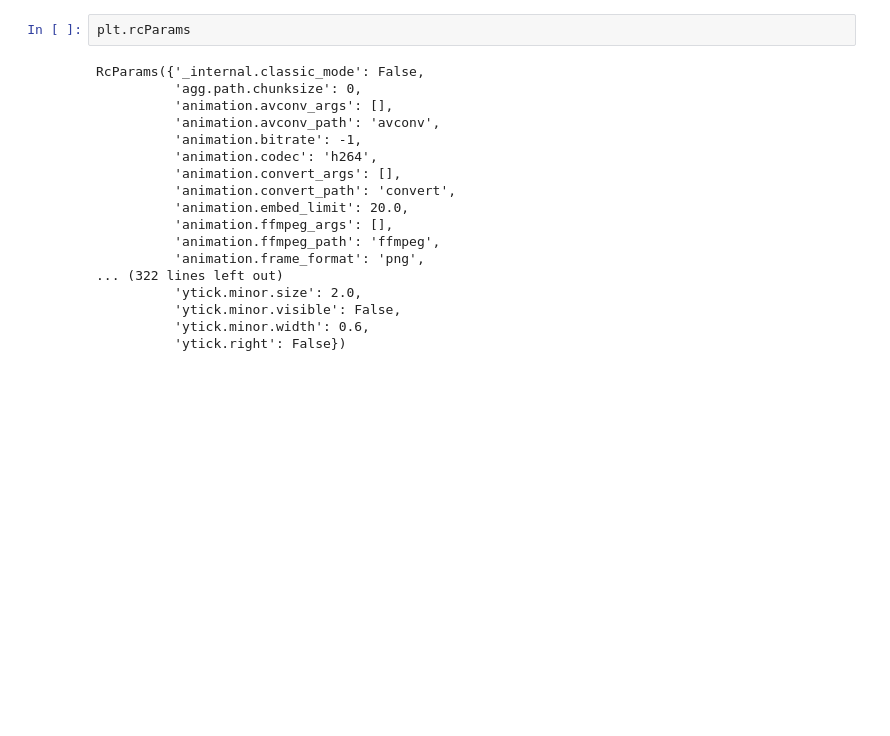
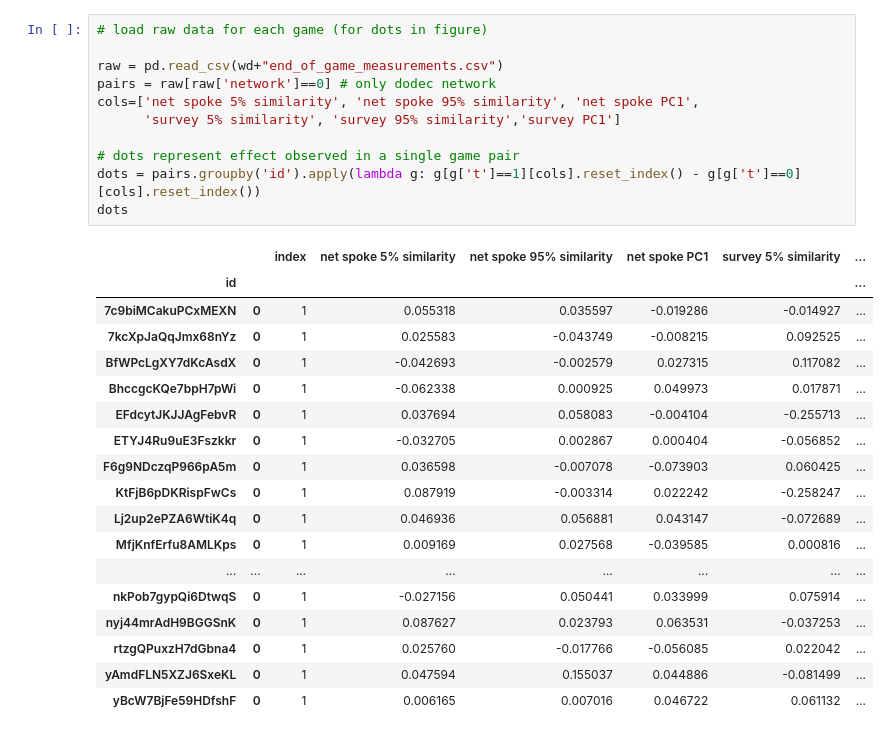
Before and after one commit to JamesPHoughton/detective-game-interdependent-diffusion, a Jupyter notebook: analysis/Plots.ipynb, the cells around one changed output. Saved outputs shown, nothing was run; the diff lists cells and outputs as text; blank space fills up the shorter version.

```diff
--- a/analysis/Plots.ipynb
+++ b/analysis/Plots.ipynb
@@ -741,20 +43,30 @@ plt.savefig('../documents/images/results_similarity_present.png')
-# %%
-plt.rcParams
-# %% [output]
-RcParams({'_internal.classic_mode': False,
-          'agg.path.chunksize': 0,
-          'animation.avconv_args': [],
-          'animation.avconv_path': 'avconv',
-          'animation.bitrate': -1,
-          'animation.codec': 'h264',
-          'animation.convert_args': [],
-          'animation.convert_path': 'convert',
-          'animation.embed_limit': 20.0,
-          'animation.ffmpeg_args': [],
-          'animation.ffmpeg_path': 'ffmpeg',
-          'animation.frame_format': 'png',
-... (322 lines left out)
-          'ytick.minor.size': 2.0,
-          'ytick.minor.visible': False,
-          'ytick.minor.width': 0.6,
-          'ytick.right': False})
+# %%
+# load raw data for each game (for dots in figure)
+
+raw = pd.read_csv(wd+"end_of_game_measurements.csv")
+pairs = raw[raw['network']==0] # only dodec network
+cols=['net spoke 5% similarity', 'net spoke 95% similarity', 'net spoke PC1',
+      'survey 5% similarity', 'survey 95% similarity','survey PC1']
+
+# dots represent effect observed in a single game pair
+dots = pairs.groupby('id').apply(lambda g: g[g['t']==1][cols].reset_index() - g[g['t']==0][cols].reset_index())
+dots
+# %% [output]
+|  |  | index | net spoke 5% similarity | net spoke 95% similarity | net spoke PC1 | survey 5% similarity | ... |
+| id |  |  |  |  |  |  | ... |
+| 7c9biMCakuPCxMEXN | 0 | 1 | 0.055318 | 0.035597 | -0.019286 | -0.014927 | ... |
+| 7kcXpJaQqJmx68nYz | 0 | 1 | 0.025583 | -0.043749 | -0.008215 | 0.092525 | ... |
+| BfWPcLgXY7dKcAsdX | 0 | 1 | -0.042693 | -0.002579 | 0.027315 | 0.117082 | ... |
+| BhccgcKQe7bpH7pWi | 0 | 1 | -0.062338 | 0.000925 | 0.049973 | 0.017871 | ... |
+| EFdcytJKJJAgFebvR | 0 | 1 | 0.037694 | 0.058083 | -0.004104 | -0.255713 | ... |
+| ETYJ4Ru9uE3Fszkkr | 0 | 1 | -0.032705 | 0.002867 | 0.000404 | -0.056852 | ... |
+| F6g9NDczqP966pA5m | 0 | 1 | 0.036598 | -0.007078 | -0.073903 | 0.060425 | ... |
+| KtFjB6pDKRispFwCs | 0 | 1 | 0.087919 | -0.003314 | 0.022242 | -0.258247 | ... |
+| Lj2up2ePZA6WtiK4q | 0 | 1 | 0.046936 | 0.056881 | 0.043147 | -0.072689 | ... |
+| MfjKnfErfu8AMLKps | 0 | 1 | 0.009169 | 0.027568 | -0.039585 | 0.000816 | ... |
+| ... | ... | ... | ... | ... | ... | ... | ... |
+| nkPob7gypQi6DtwqS | 0 | 1 | -0.027156 | 0.050441 | 0.033999 | 0.075914 | ... |
+| nyj44mrAdH9BGGSnK | 0 | 1 | 0.087627 | 0.023793 | 0.063531 | -0.037253 | ... |
+| rtzgQPuxzH7dGbna4 | 0 | 1 | 0.025760 | -0.017766 | -0.056085 | 0.022042 | ... |
+| yAmdFLN5XZJ6SxeKL | 0 | 1 | 0.047594 | 0.155037 | 0.044886 | -0.081499 | ... |
+| yBcW7BjFe59HDfshF | 0 | 1 | 0.006165 | 0.007016 | 0.046722 | 0.061132 | ... |
```
Also changed, not shown: parts of 17 cells of this notebook, 39 other files.
